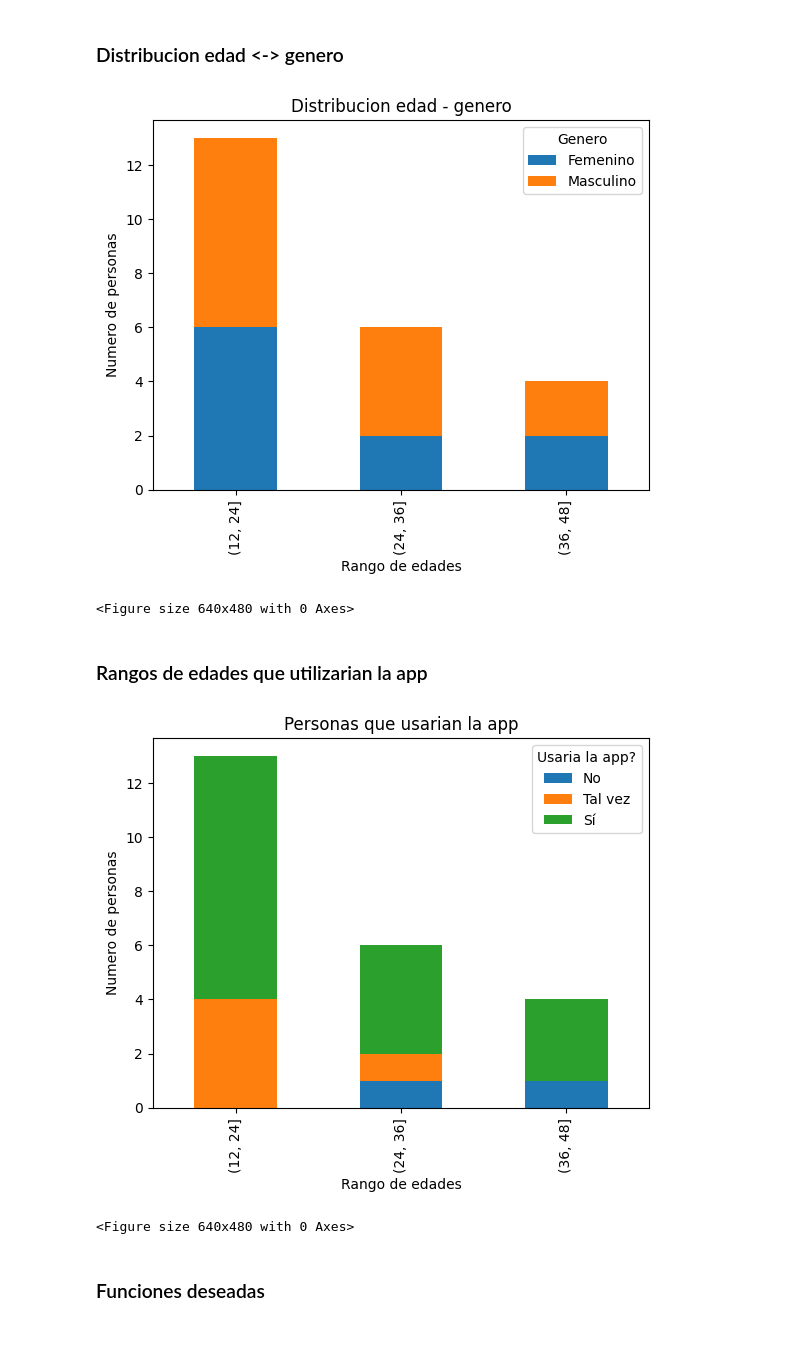
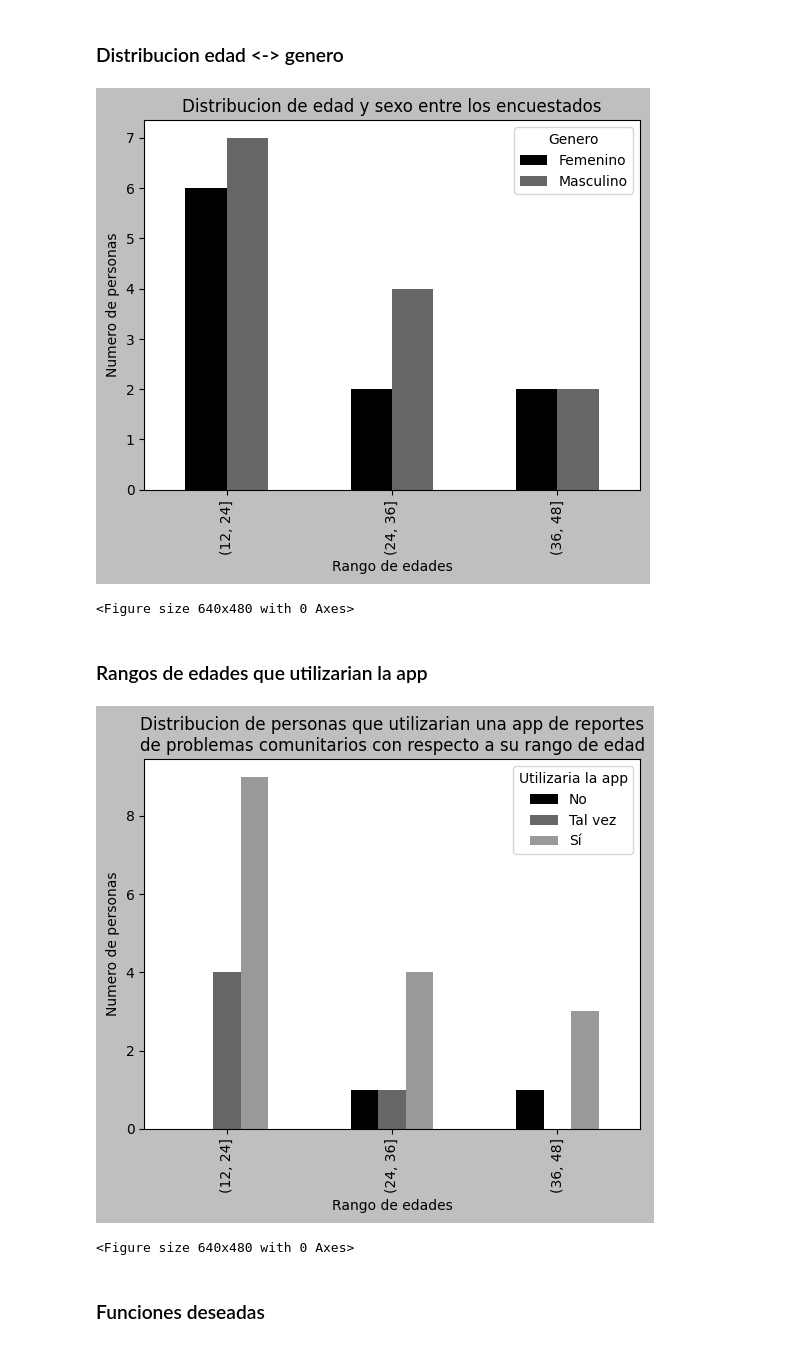
Before and after one commit to Mortadelo24/survey-integrador-one, a Jupyter notebook: notebook.ipynb, the cells around one changed output. Drawn from its saved outputs; the diff is of its cells as text; code cells hidden in the pictures.

```diff
--- a/notebook.ipynb
+++ b/notebook.ipynb
@@ -27,11 +27,13 @@ Note: you may need to restart the kernel to use updated packages.
 # %%
 
 import pandas as pd
-import matplotlib as plt
 from datetime import datetime
 import matplotlib.pyplot as plt
 
+
 results = pd.read_csv("results.csv")
+#plt.style.use("seaborn-v0_8-colorblind")
+plt.style.use("grayscale")
 # %%
 
 would_like_features = pd.DataFrame({
@@ -213,7 +226,9 @@ results["age"] = results["age"].apply(string_to_number)
 average_age = results["age"].mean()
 results["age"] = results["age"].fillna(round(average_age))
 
-results["gender"] = results["gender"].apply(lambda gs: 1 if gs=="Masculinos" else 0)
+results["sex"] = results["gender"].apply(lambda gs: 1 if gs=="Masculinos" else 0)
+# TODO: remove gender column
+results["gender"] = results["sex"]
 results["has_access_smartphone"] = results["has_access_smartphone"].apply(serialize_closed_question)
 results["would_use_app"] = results["would_use_app"].apply(serialize_ambiguous_question )
 results["uses_social_mobile_apps"] = results["uses_social_mobile_apps"].apply(serialize_closed_question)
@@ -293,27 +327,28 @@ create_plot("usaria_app_y_tienen_smartphone")
 # %% [markdown]
 ### Distribucion edad <-> genero
 # %%
-results["age_range"] = pd.cut(results["age"], [12,24,36,48])
-age_gender_plot = results.groupby(["age_range", "gender"], observed=True).size().unstack().plot(kind="bar", stacked=True)
+
+age_gender_plot = results.groupby(["age_range", "gender"], observed=True).size().unstack().plot(kind="bar")
 age_gender_plot.set_xlabel("Rango de edades")
 age_gender_plot.set_ylabel("Numero de personas")
 age_gender_plot.legend(title="Genero", labels=gender_labels.values())
-age_gender_plot.set_title("Distribucion edad - genero")
+age_gender_plot.set_title("Distribucion de edad y sexo entre los encuestados")
+
 create_plot("distribucion_edad_genero")
 # %% [output]
-[figure, old version]
+[figure, new version]
 <Figure size 640x480 with 0 Axes>
 # %% [markdown]
 ### Rangos de edades que utilizarian la app
 # %%
-age_gender_plot = results.groupby(["age_range", "would_use_app"], observed=True).size().unstack().plot(kind="bar", stacked=True)
+age_gender_plot = results.groupby(["age_range", "would_use_app"], observed=True).size().unstack().plot(kind="bar")
 age_gender_plot.set_xlabel("Rango de edades")
 age_gender_plot.set_ylabel("Numero de personas")
-age_gender_plot.legend(title="Usaria la app?", labels=ambiguous_questions_labels.values())
-age_gender_plot.set_title("Personas que usarian la app")
+age_gender_plot.legend(title="Utilizaria la app", labels=ambiguous_questions_labels.values())
+age_gender_plot.set_title("Distribucion de personas que utilizarian una app de reportes\nde problemas comunitarios con respecto a su rango de edad")
 create_plot("distribucion_usarian_edad")
 # %% [output]
-[figure, old version]
+[figure, new version]
 <Figure size 640x480 with 0 Axes>
 # %% [markdown]
 ### Funciones deseadas
```
Also changed, not shown: parts of 21 cells of this notebook, 18 other files.
